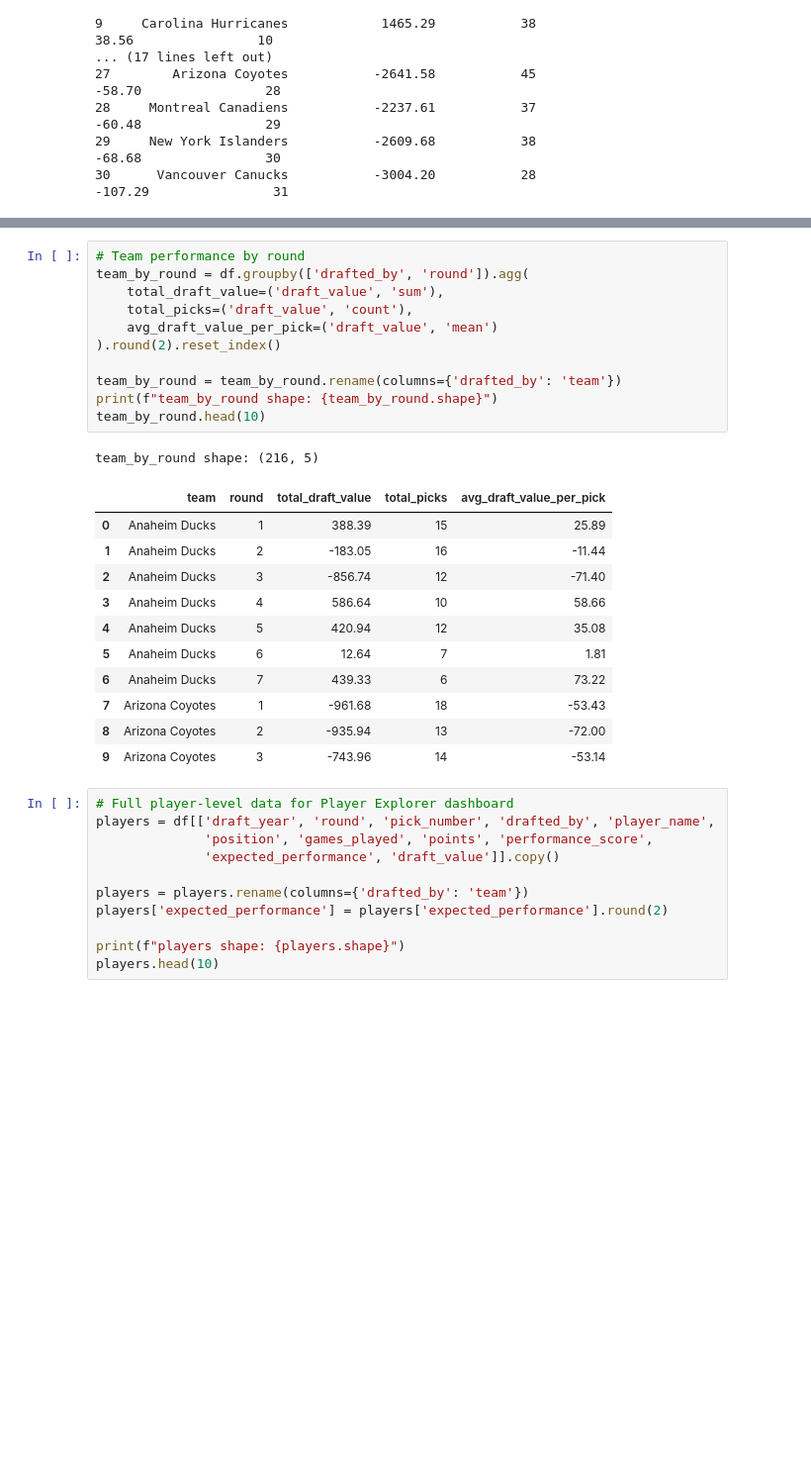
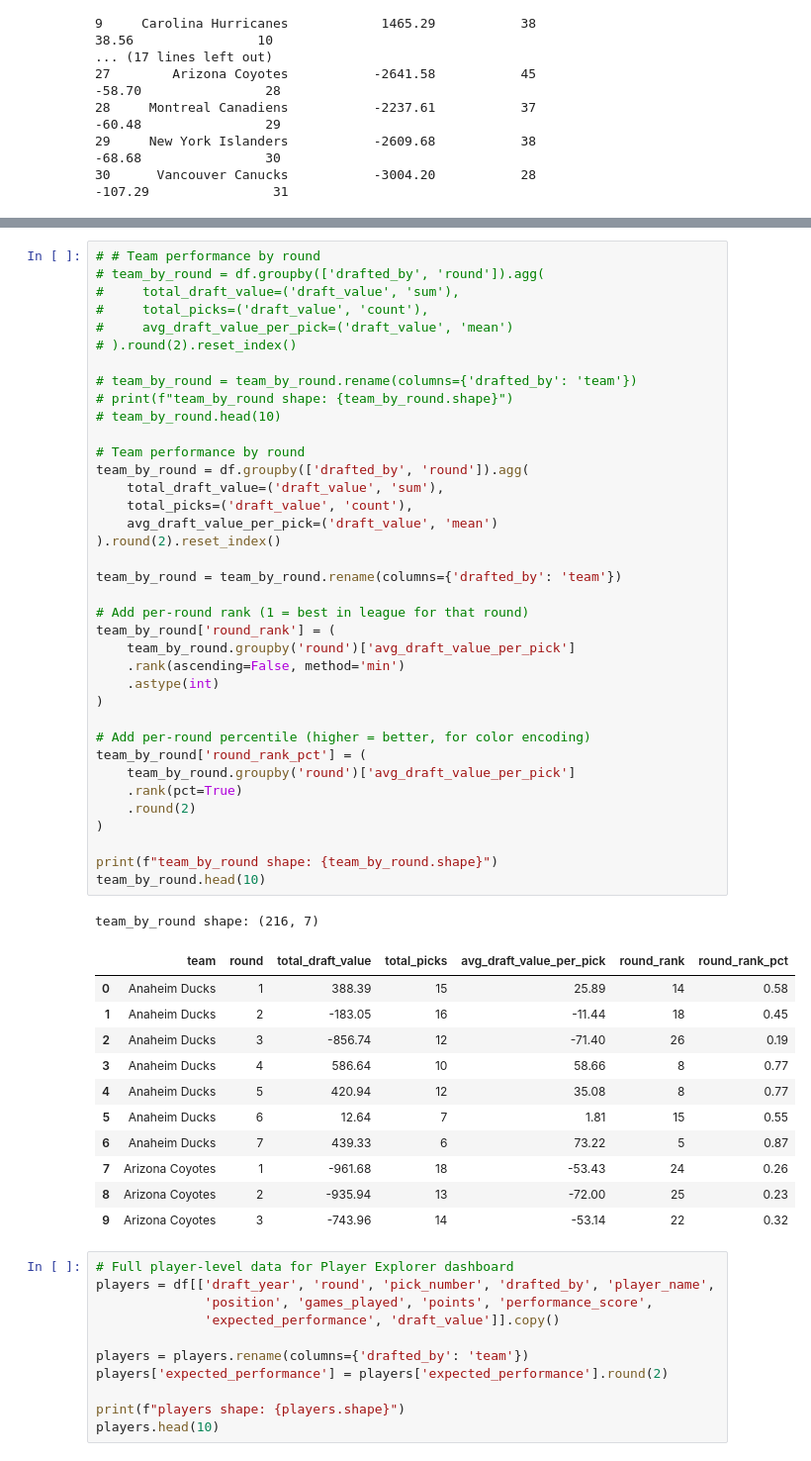
Before and after one commit to vanbrantley/nhl-draft-analysis, a Jupyter notebook: notebooks/02_methodology.ipynb, the cells around one changed output, grey strips where cells are left out. Shown at 99% size. Drawn from its saved outputs; the diff is of its cells as text; blank space fills up the shorter version.

```diff
--- a/notebooks/02_methodology.ipynb
+++ b/notebooks/02_methodology.ipynb
@@ -501,27 +518,53 @@ team_by_year shape: (391, 5)
 # %%
+# # Team performance by round
+# team_by_round = df.groupby(['drafted_by', 'round']).agg(
+#     total_draft_value=('draft_value', 'sum'),
+#     total_picks=('draft_value', 'count'),
+#     avg_draft_value_per_pick=('draft_value', 'mean')
+# ).round(2).reset_index()
+
+# team_by_round = team_by_round.rename(columns={'drafted_by': 'team'})
+# print(f"team_by_round shape: {team_by_round.shape}")
+# team_by_round.head(10)
+
 # Team performance by round
 team_by_round = df.groupby(['drafted_by', 'round']).agg(
     total_draft_value=('draft_value', 'sum'),
     total_picks=('draft_value', 'count'),
     avg_draft_value_per_pick=('draft_value', 'mean')
 ).round(2).reset_index()
 
 team_by_round = team_by_round.rename(columns={'drafted_by': 'team'})
+
+# Add per-round rank (1 = best in league for that round)
+team_by_round['round_rank'] = (
+    team_by_round.groupby('round')['avg_draft_value_per_pick']
+    .rank(ascending=False, method='min')
+    .astype(int)
+)
+
+# Add per-round percentile (higher = better, for color encoding)
+team_by_round['round_rank_pct'] = (
+    team_by_round.groupby('round')['avg_draft_value_per_pick']
+    .rank(pct=True)
+    .round(2)
+)
+
 print(f"team_by_round shape: {team_by_round.shape}")
 team_by_round.head(10)
 # %% [output]
-team_by_round shape: (216, 5)
+team_by_round shape: (216, 7)
-|  | team | round | total_draft_value | total_picks | avg_draft_value_per_pick |
-| 0 | Anaheim Ducks | 1 | 388.39 | 15 | 25.89 |
-| 1 | Anaheim Ducks | 2 | -183.05 | 16 | -11.44 |
-| 2 | Anaheim Ducks | 3 | -856.74 | 12 | -71.40 |
-| 3 | Anaheim Ducks | 4 | 586.64 | 10 | 58.66 |
-| 4 | Anaheim Ducks | 5 | 420.94 | 12 | 35.08 |
-| 5 | Anaheim Ducks | 6 | 12.64 | 7 | 1.81 |
-| 6 | Anaheim Ducks | 7 | 439.33 | 6 | 73.22 |
-| 7 | Arizona Coyotes | 1 | -961.68 | 18 | -53.43 |
-| 8 | Arizona Coyotes | 2 | -935.94 | 13 | -72.00 |
-| 9 | Arizona Coyotes | 3 | -743.96 | 14 | -53.14 |
+|  | team | round | total_draft_value | total_picks | avg_draft_value_per_pick | round_rank | round_rank_pct |
+| 0 | Anaheim Ducks | 1 | 388.39 | 15 | 25.89 | 14 | 0.58 |
+| 1 | Anaheim Ducks | 2 | -183.05 | 16 | -11.44 | 18 | 0.45 |
+| 2 | Anaheim Ducks | 3 | -856.74 | 12 | -71.40 | 26 | 0.19 |
+| 3 | Anaheim Ducks | 4 | 586.64 | 10 | 58.66 | 8 | 0.77 |
+| 4 | Anaheim Ducks | 5 | 420.94 | 12 | 35.08 | 8 | 0.77 |
+| 5 | Anaheim Ducks | 6 | 12.64 | 7 | 1.81 | 15 | 0.55 |
+| 6 | Anaheim Ducks | 7 | 439.33 | 6 | 73.22 | 5 | 0.87 |
+| 7 | Arizona Coyotes | 1 | -961.68 | 18 | -53.43 | 24 | 0.26 |
+| 8 | Arizona Coyotes | 2 | -935.94 | 13 | -72.00 | 25 | 0.23 |
+| 9 | Arizona Coyotes | 3 | -743.96 | 14 | -53.14 | 22 | 0.32 |
 # %%
 # Full player-level data for Player Explorer dashboard
 players = df[['draft_year', 'round', 'pick_number', 'drafted_by', 'player_name',
```
Also changed, not shown: parts of 3 cells of this notebook, 4 other files.
